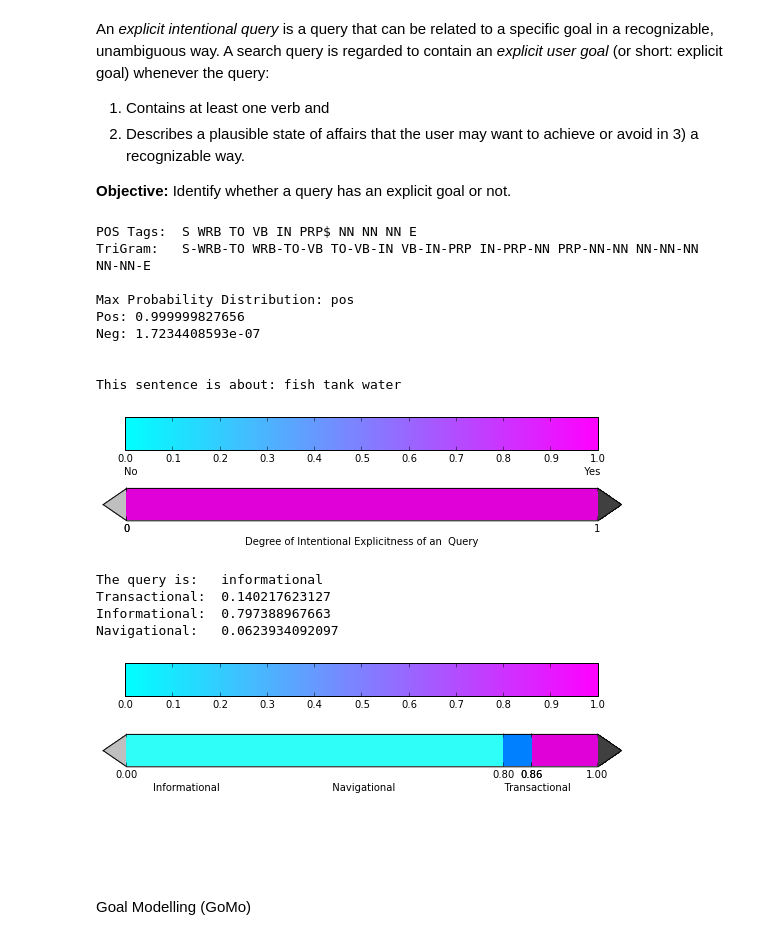
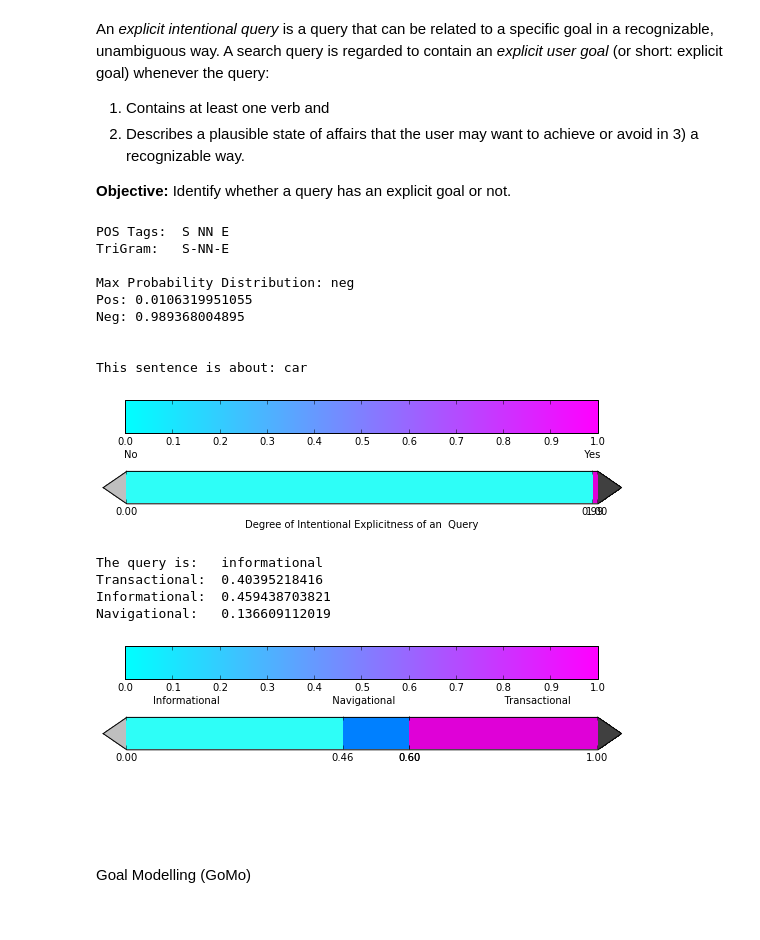
Before and after one commit to ljsou/QueryAnalyzer, a Jupyter notebook: QueryAnalyzer.ipynb, the cells around one changed output. Cells and saved outputs as stored; diff of their text form; code cells hidden in the pictures.

Commit message:
update the QueryAnalyzer notebook

```diff
--- a/QueryAnalyzer.ipynb
+++ b/QueryAnalyzer.ipynb
@@ -9,28 +9,28 @@ An <i>explicit intentional query</i> is a query that can be related to a specifi
 
 <b>Objective: </b> Identify whether a query has an explicit goal or not.
 # %%
-import goalAnalyzer as ga
+import goal_analyzer as ga
 path = "/media/University/UniversityDisc/2-Master/MasterThesis/EjecucionTesis/Desarrollo/PythonProjects/QueryAnalyzer/Models/"
 classifier_name = "my_classifier_v3.pickle"
 cl = ga.loadTrainedClassifier(path + classifier_name)
-query = "how to warm up your fish tank water"
+query = "car"
 prob_dist_max, tag = ga.testQuery(cl, query)
 ga.viewProbabilityDistribution(prob_dist_max, tag)
 
 
 import chunker as ch
 goal = ch.extract(query)
 # %% [output]
-POS Tags:  S WRB TO VB IN PRP$ NN NN NN E
-TriGram:   S-WRB-TO WRB-TO-VB TO-VB-IN VB-IN-PRP IN-PRP-NN PRP-NN-NN NN-NN-NN NN-NN-E
+POS Tags:  S NN E
+TriGram:   S-NN-E
 
-Max Probability Distribution: pos
-Pos: 0.999999827656
-Neg: 1.7234408593e-07
+Max Probability Distribution: neg
+Pos: 0.0106319951055
+Neg: 0.989368004895
 
 
-This sentence is about: fish tank water
+This sentence is about: car
-[figure, old version]
+[figure, new version]
 # %%
 import intent_classifier as iclass
 
@@ -39,10 +39,10 @@ tag,tns,inf,nav = iclass.classify(cl, query)
 iclass.viewProbabilityDistribution(tns,inf,nav)
 # %% [output]
 The query is:   informational
-Transactional:  0.140217623127
-Informational:  0.797388967663
-Navigational:   0.0623934092097
+Transactional:  0.40395218416
+Informational:  0.459438703821
+Navigational:   0.136609112019
-[figure, old version]
+[figure, new version]
 # %% [markdown]
 # <br />
 Goal Modelling (GoMo)
```
Also changed, not shown: parts of 14 cells of this notebook, 1 other file.
